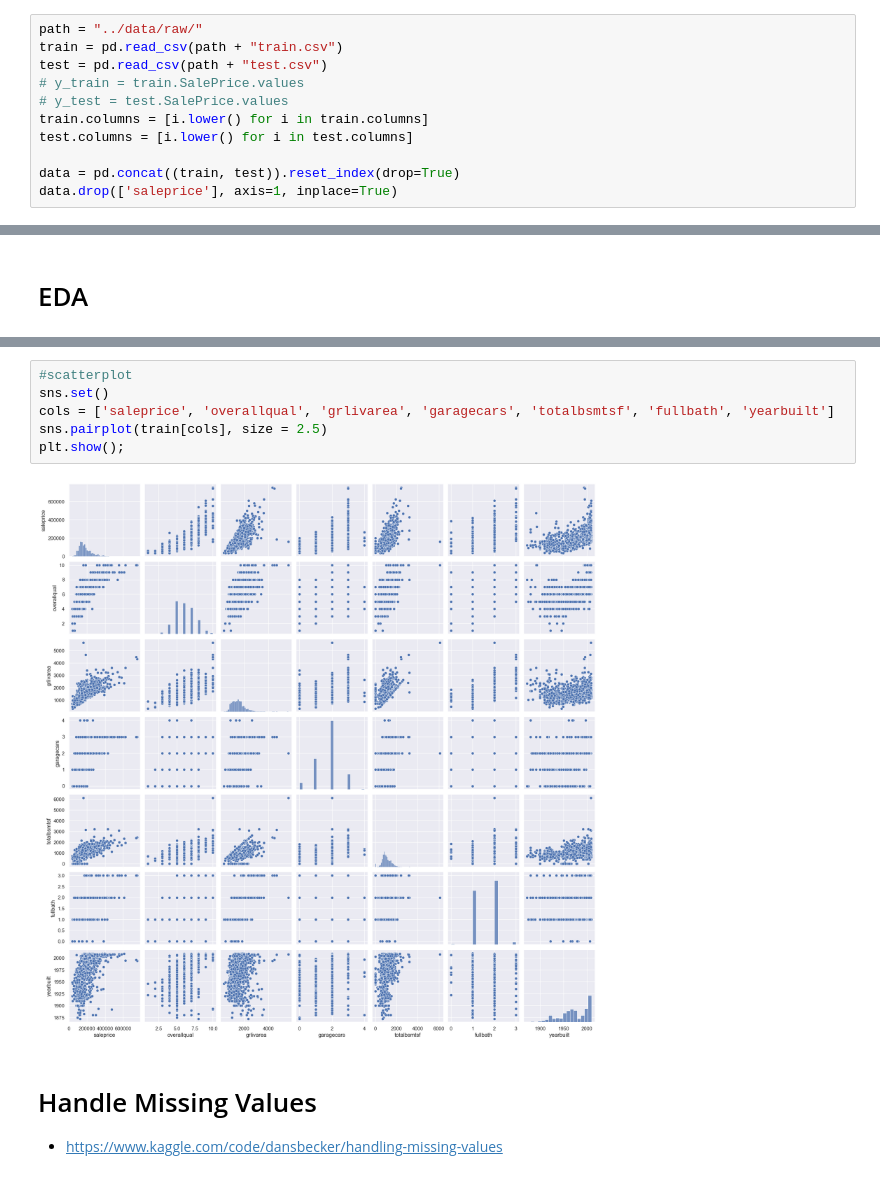
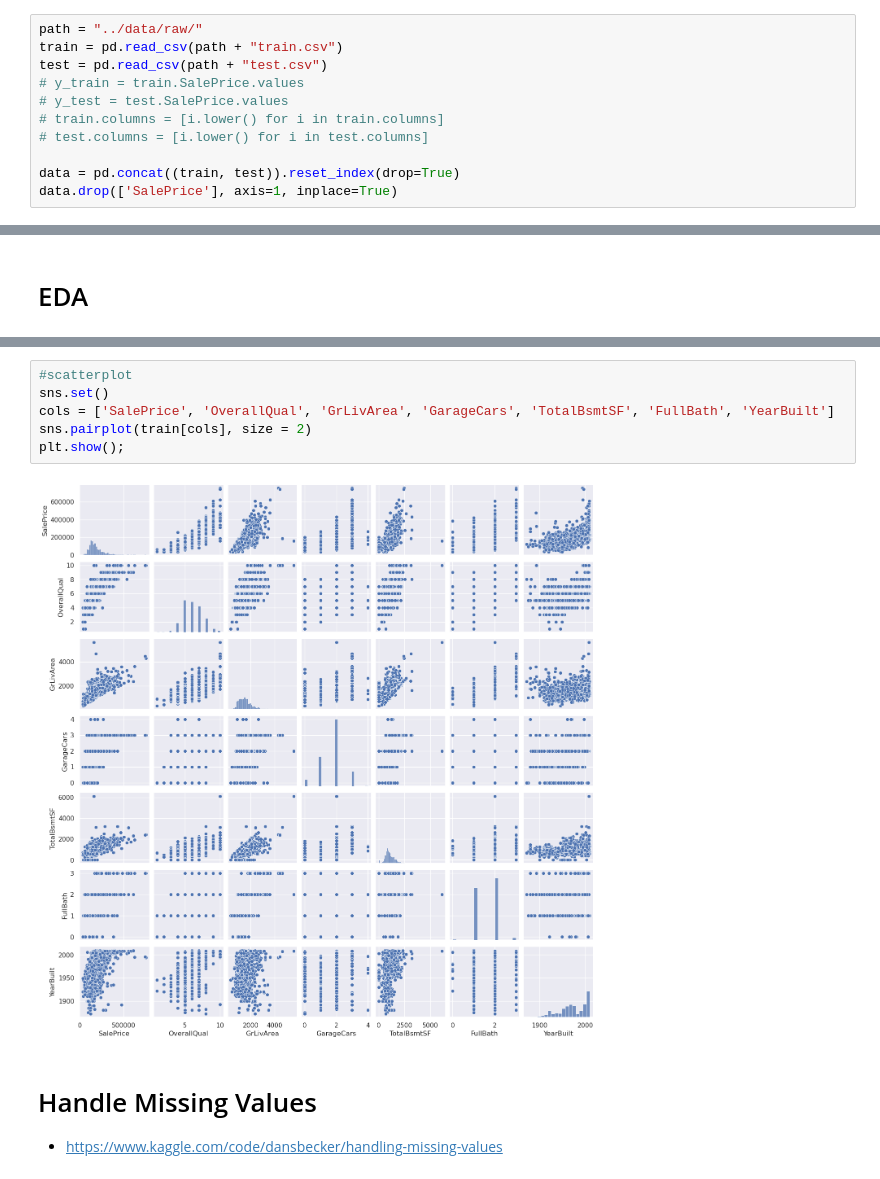
Before and after one commit to dkim949/housing_price_prediction, a Jupyter notebook: notebooks/exploratory.ipynb, the cells around one changed output, grey strips where cells are left out. Saved outputs shown, nothing was run; the diff lists cells and outputs as text.

```diff
--- a/notebooks/exploratory.ipynb
+++ b/notebooks/exploratory.ipynb
@@ -26,11 +33,11 @@ train = pd.read_csv(path + "train.csv")
 test = pd.read_csv(path + "test.csv")
 # y_train = train.SalePrice.values
 # y_test = test.SalePrice.values
-train.columns = [i.lower() for i in train.columns]
-test.columns = [i.lower() for i in test.columns]
+# train.columns = [i.lower() for i in train.columns]
+# test.columns = [i.lower() for i in test.columns]
 
 data = pd.concat((train, test)).reset_index(drop=True)
-data.drop(['saleprice'], axis=1, inplace=True)
+data.drop(['SalePrice'], axis=1, inplace=True)
 # %%
 print(data.shape)
 # %% [output]
@@ -93,11 +180,11 @@ plt.show()
 # %%
 #scatterplot
 sns.set()
-cols = ['saleprice', 'overallqual', 'grlivarea', 'garagecars', 'totalbsmtsf', 'fullbath', 'yearbuilt']
-sns.pairplot(train[cols], size = 2.5)
+cols = ['SalePrice', 'OverallQual', 'GrLivArea', 'GarageCars', 'TotalBsmtSF', 'FullBath', 'YearBuilt']
+sns.pairplot(train[cols], size = 2)
 plt.show();
 # %% [output]
-[figure, old version]
+[figure, new version]
 # %% [markdown]
 # Handle Missing Values
 - https://www.kaggle.com/code/dansbecker/handling-missing-values
```
Also changed, not shown: parts of 22 cells of this notebook.
